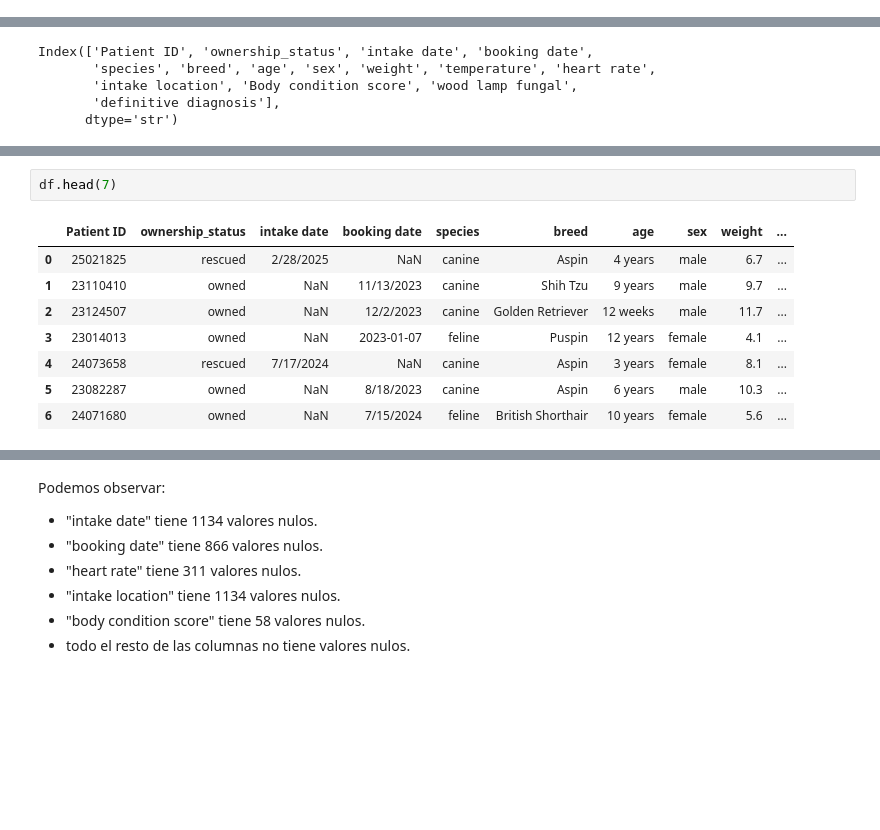
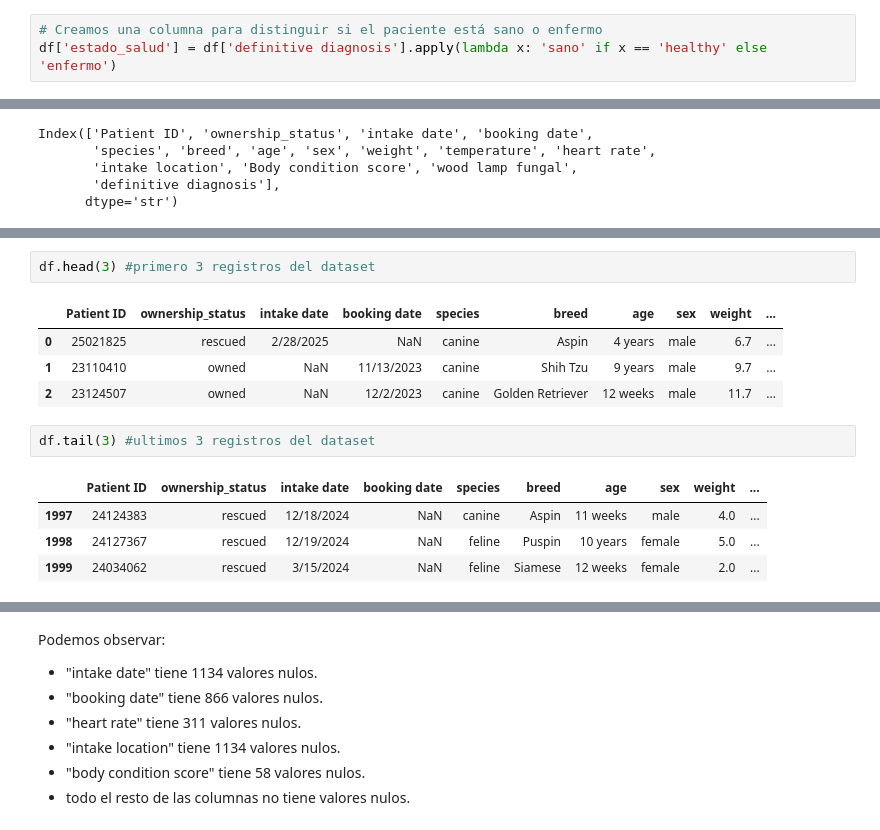
Before and after one commit to juanacebreiros2-ai/TP-PYTONH, a Jupyter notebook: pruebaDataset10.ipynb, the cells around one changed output, grey strips where cells are left out. Drawn from its saved outputs; the diff is of its cells as text; blank space fills up the shorter version.

```diff
--- a/pruebaDataset10.ipynb
+++ b/pruebaDataset10.ipynb
@@ -17,0 +30,3 @@ df = pd.read_csv("Vet_Clinical_Dataset.csv")
+# %%
+# Creamos una columna para distinguir si el paciente está sano o enfermo
+df['estado_salud'] = df['definitive diagnosis'].apply(lambda x: 'sano' if x == 'healthy' else 'enfermo')
@@ -45,11 +62,14 @@ definitive diagnosis: el diagnostico final dictado por el veterinario de turno
 # %%
-df.head(7)
+df.head(3) #primero 3 registros del dataset
 # %% [output]
 |  | Patient ID | ownership_status | intake date | booking date | species | breed | age | sex | weight | ... |
 | 0 | 25021825 | rescued | 2/28/2025 | NaN | canine | Aspin | 4 years | male | 6.7 | ... |
 | 1 | 23110410 | owned | NaN | 11/13/2023 | canine | Shih Tzu | 9 years | male | 9.7 | ... |
 | 2 | 23124507 | owned | NaN | 12/2/2023 | canine | Golden Retriever | 12 weeks | male | 11.7 | ... |
-| 3 | 23014013 | owned | NaN | 2023-01-07 | feline | Puspin | 12 years | female | 4.1 | ... |
-| 4 | 24073658 | rescued | 7/17/2024 | NaN | canine | Aspin | 3 years | female | 8.1 | ... |
-| 5 | 23082287 | owned | NaN | 8/18/2023 | canine | Aspin | 6 years | male | 10.3 | ... |
-| 6 | 24071680 | owned | NaN | 7/15/2024 | feline | British Shorthair | 10 years | female | 5.6 | ... |
+# %%
+df.tail(3) #ultimos 3 registros del dataset
+# %% [output]
+|  | Patient ID | ownership_status | intake date | booking date | species | breed | age | sex | weight | ... |
+| 1997 | 24124383 | rescued | 12/18/2024 | NaN | canine | Aspin | 11 weeks | male | 4.0 | ... |
+| 1998 | 24127367 | rescued | 12/19/2024 | NaN | feline | Puspin | 10 years | female | 5.0 | ... |
+| 1999 | 24034062 | rescued | 3/15/2024 | NaN | feline | Siamese | 12 weeks | female | 2.0 | ... |
```
Also changed, not shown: parts of 82 cells of this notebook.
